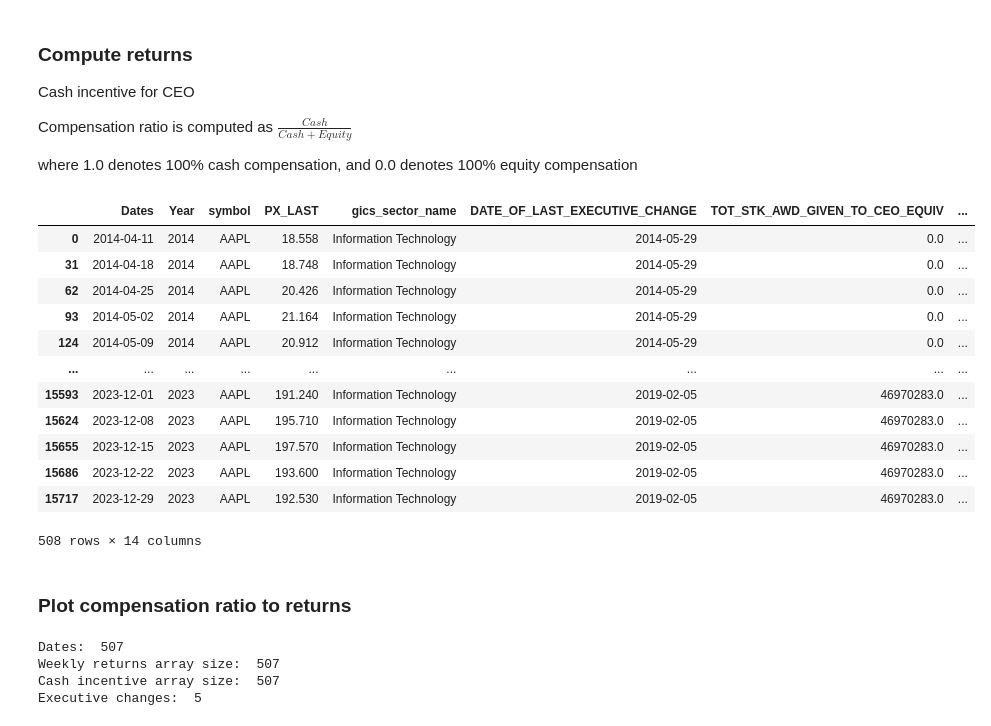
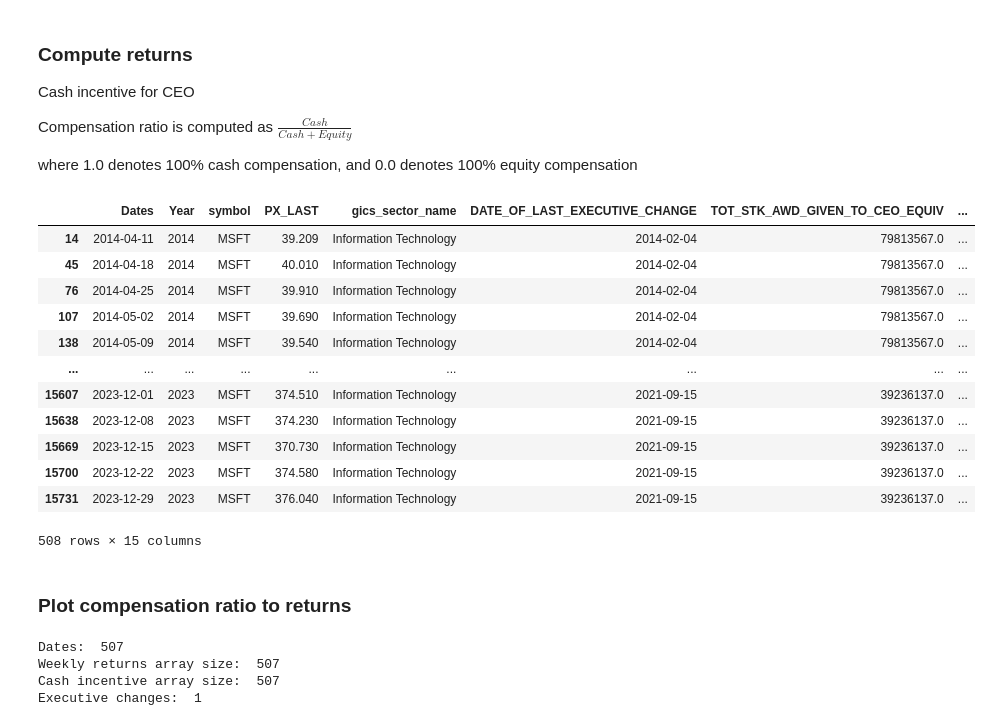
Before and after one commit to lucasarabi/Executive-Compensation-Research, a Jupyter notebook: code/Cluster/cluster.ipynb, the cells around one changed output. Saved outputs shown, nothing was run; the diff lists cells and outputs as text; code cells hidden in the pictures.

```diff
--- a/code/Cluster/cluster.ipynb
+++ b/code/Cluster/cluster.ipynb
@@ -64,7 +65,8 @@ relevant_data_keys = ['Dates',
                  'TOT_STK_AWD_GIVEN_TO_CEO_EQUIV',
                  'TOT_OPT_AWD_GIVEN_TO_CEO_EQUIV',
                  'TOT_BONUSES_PAID_TO_CEO_EQUIV',
-                 'TOT_N_EQT_INCENT_GVN_TO_CEO_EQ']
+                 'TOT_N_EQT_INCENT_GVN_TO_CEO_EQ',
+                 'COMP_LKD_LAST_CEO_&_EQUIV_CHG_DT']
 
 # Produce a subset dataframe containing only the necessary data
 subset_data = data[relevant_data_keys].copy()
@@ -73,6 +75,7 @@ subset_data = data[relevant_data_keys].copy()
 # 'Dates', 'DATE_OF_LAST_EXECUTIVE_CHANGE'
 subset_data['Dates'] = pd.to_datetime(subset_data['Dates'])
 subset_data['DATE_OF_LAST_EXECUTIVE_CHANGE'] = pd.to_datetime(subset_data['DATE_OF_LAST_EXECUTIVE_CHANGE'])
+subset_data['COMP_LKD_LAST_CEO_&_EQUIV_CHG_DT'] = pd.to_datetime(subset_data['COMP_LKD_LAST_CEO_&_EQUIV_CHG_DT'], format='%Y%m%d')
 
 subset_data.info()
 subset_data
@@ -111,9 +121,9 @@ memory usage: 1.2+ MB
 ### Isolate data for processing
 # %%
 # Create mini dataframe viewing just one company
-aapl_df = subset_data[subset_data['symbol'] == 'AAPL'].copy()
+company_df = subset_data[subset_data['symbol'] == 'MSFT'].copy()
 
-display(aapl_df.info())
-display(aapl_df)
+display(company_df.info())
+display(company_df)
 # %% [output]
 <class 'pandas.core.frame.DataFrame'>
@@ -156,44 +167,44 @@ $\frac{Cash}{Cash + Equity}$
 
 where 1.0 denotes 100% cash compensation, and 0.0 denotes 100% equity compensation
 # %%
-# add columns to aapl_df
-aapl_df.loc[:,"equity_Compensation_CEO"] = aapl_df['TOT_STK_AWD_GIVEN_TO_CEO_EQUIV']+aapl_df["TOT_OPT_AWD_GIVEN_TO_CEO_EQUIV"]
-aapl_df.loc[:,"cash_incentive_CEO"] = aapl_df['TOT_BONUSES_PAID_TO_CEO_EQUIV']+aapl_df['TOT_N_EQT_INCENT_GVN_TO_CEO_EQ']
-aapl_df.loc[:,"Variable_Pay_CEO"] = aapl_df["cash_incentive_CEO"]+aapl_df["equity_Compensation_CEO"]+0.01
-aapl_df.loc[:,"cash_incentive_CEO_percent"] = aapl_df["cash_incentive_CEO"]/aapl_df["Variable_Pay_CEO"]
+# add columns to company_df
+company_df.loc[:,"equity_Compensation_CEO"] = company_df['TOT_STK_AWD_GIVEN_TO_CEO_EQUIV']+company_df["TOT_OPT_AWD_GIVEN_TO_CEO_EQUIV"]
+company_df.loc[:,"cash_incentive_CEO"] = company_df['TOT_BONUSES_PAID_TO_CEO_EQUIV']+company_df['TOT_N_EQT_INCENT_GVN_TO_CEO_EQ']
+company_df.loc[:,"Variable_Pay_CEO"] = company_df["cash_incentive_CEO"]+company_df["equity_Compensation_CEO"]+sys.float_info.min
+company_df.loc[:,"cash_incentive_CEO_percent"] = company_df["cash_incentive_CEO"]/company_df["Variable_Pay_CEO"]
 
-display(aapl_df)
+display(company_df)
 # %% [output]
 |  | Dates | Year | symbol | PX_LAST | gics_sector_name | DATE_OF_LAST_EXECUTIVE_CHANGE | TOT_STK_AWD_GIVEN_TO_CEO_EQUIV | ... |
-| 0 | 2014-04-11 | 2014 | AAPL | 18.558 | Information Technology | 2014-05-29 | 0.0 | ... |
-| 31 | 2014-04-18 | 2014 | AAPL | 18.748 | Information Technology | 2014-05-29 | 0.0 | ... |
-| 62 | 2014-04-25 | 2014 | AAPL | 20.426 | Information Technology | 2014-05-29 | 0.0 | ... |
-| 93 | 2014-05-02 | 2014 | AAPL | 21.164 | Information Technology | 2014-05-29 | 0.0 | ... |
-| 124 | 2014-05-09 | 2014 | AAPL | 20.912 | Information Technology | 2014-05-29 | 0.0 | ... |
+| 14 | 2014-04-11 | 2014 | MSFT | 39.209 | Information Technology | 2014-02-04 | 79813567.0 | ... |
+| 45 | 2014-04-18 | 2014 | MSFT | 40.010 | Information Technology | 2014-02-04 | 79813567.0 | ... |
+| 76 | 2014-04-25 | 2014 | MSFT | 39.910 | Information Technology | 2014-02-04 | 79813567.0 | ... |
+| 107 | 2014-05-02 | 2014 | MSFT | 39.690 | Information Technology | 2014-02-04 | 79813567.0 | ... |
+| 138 | 2014-05-09 | 2014 | MSFT | 39.540 | Information Technology | 2014-02-04 | 79813567.0 | ... |
 | ... | ... | ... | ... | ... | ... | ... | ... | ... |
-| 15593 | 2023-12-01 | 2023 | AAPL | 191.240 | Information Technology | 2019-02-05 | 46970283.0 | ... |
-| 15624 | 2023-12-08 | 2023 | AAPL | 195.710 | Information Technology | 2019-02-05 | 46970283.0 | ... |
-| 15655 | 2023-12-15 | 2023 | AAPL | 197.570 | Information Technology | 2019-02-05 | 46970283.0 | ... |
-| 15686 | 2023-12-22 | 2023 | AAPL | 193.600 | Information Technology | 2019-02-05 | 46970283.0 | ... |
-| 15717 | 2023-12-29 | 2023 | AAPL | 192.530 | Information Technology | 2019-02-05 | 46970283.0 | ... |
+| 15607 | 2023-12-01 | 2023 | MSFT | 374.510 | Information Technology | 2021-09-15 | 39236137.0 | ... |
+| 15638 | 2023-12-08 | 2023 | MSFT | 374.230 | Information Technology | 2021-09-15 | 39236137.0 | ... |
+| 15669 | 2023-12-15 | 2023 | MSFT | 370.730 | Information Technology | 2021-09-15 | 39236137.0 | ... |
+| 15700 | 2023-12-22 | 2023 | MSFT | 374.580 | Information Technology | 2021-09-15 | 39236137.0 | ... |
+| 15731 | 2023-12-29 | 2023 | MSFT | 376.040 | Information Technology | 2021-09-15 | 39236137.0 | ... |
-508 rows × 14 columns
+508 rows × 15 columns
 # %% [markdown]
 ### Plot compensation ratio to returns
 # %%
 # Get weeks count
-dates = aapl_df['Dates'].iloc[1:].to_numpy()
+dates = company_df['Dates'].iloc[1:].to_numpy()
 dates = date2num(dates)
 
 # Get Numpy array of weekly returns
-weekly_returns = aapl_df['PX_LAST'].pct_change() * 100
+weekly_returns = company_df['PX_LAST'].pct_change() * 100
 weekly_returns = weekly_returns.dropna()
 weekly_returns = weekly_returns.to_numpy()
 
 # Get Numpy array of CEO cash incentive percentages
-cash_incentive = aapl_df['cash_incentive_CEO_percent'].iloc[1:].to_numpy()
+cash_incentive = company_df['cash_incentive_CEO_percent'].iloc[1:].to_numpy()
 
 # Get Numpy array of date of last CEO change
-exec_changes = aapl_df['DATE_OF_LAST_EXECUTIVE_CHANGE'].iloc[1:].to_numpy()
+exec_changes = company_df['COMP_LKD_LAST_CEO_&_EQUIV_CHG_DT'].iloc[1:].to_numpy()
 exec_changes = np.unique(exec_changes)
 
 # Assure number of elements line up
@@ -202,7 +213,7 @@ print('Dates: ', len(dates), '\nWeekly returns array size: ', len(weekly_returns
 Dates:  507
 Weekly returns array size:  507
 Cash incentive array size:  507
-Executive changes:  5
+Executive changes:  1
 # %%
 # Display unique values in incentive ratio column
 # In the cell below, ratio changes of threshold 1% are extracted to remove redundant changes
```
Also changed, not shown: parts of 11 cells of this notebook.
